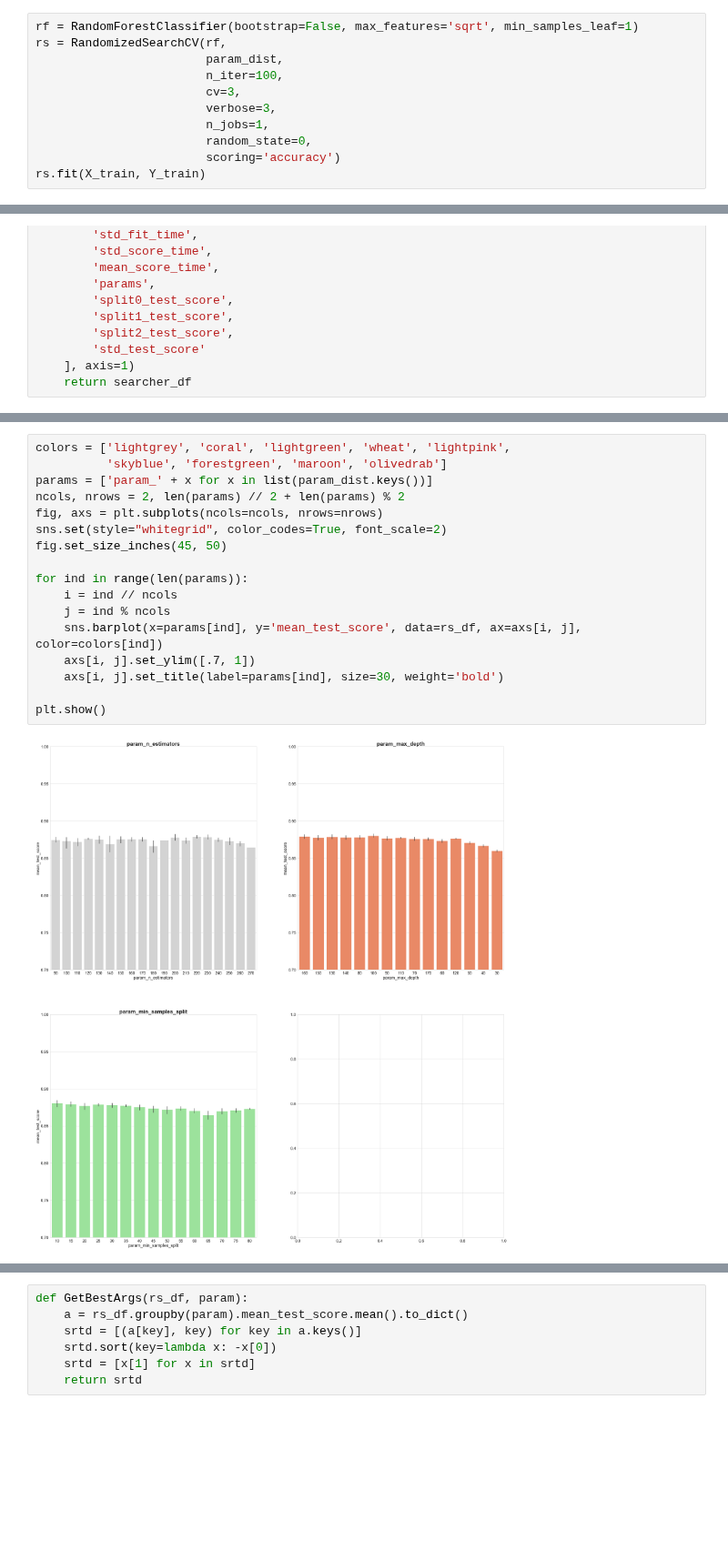
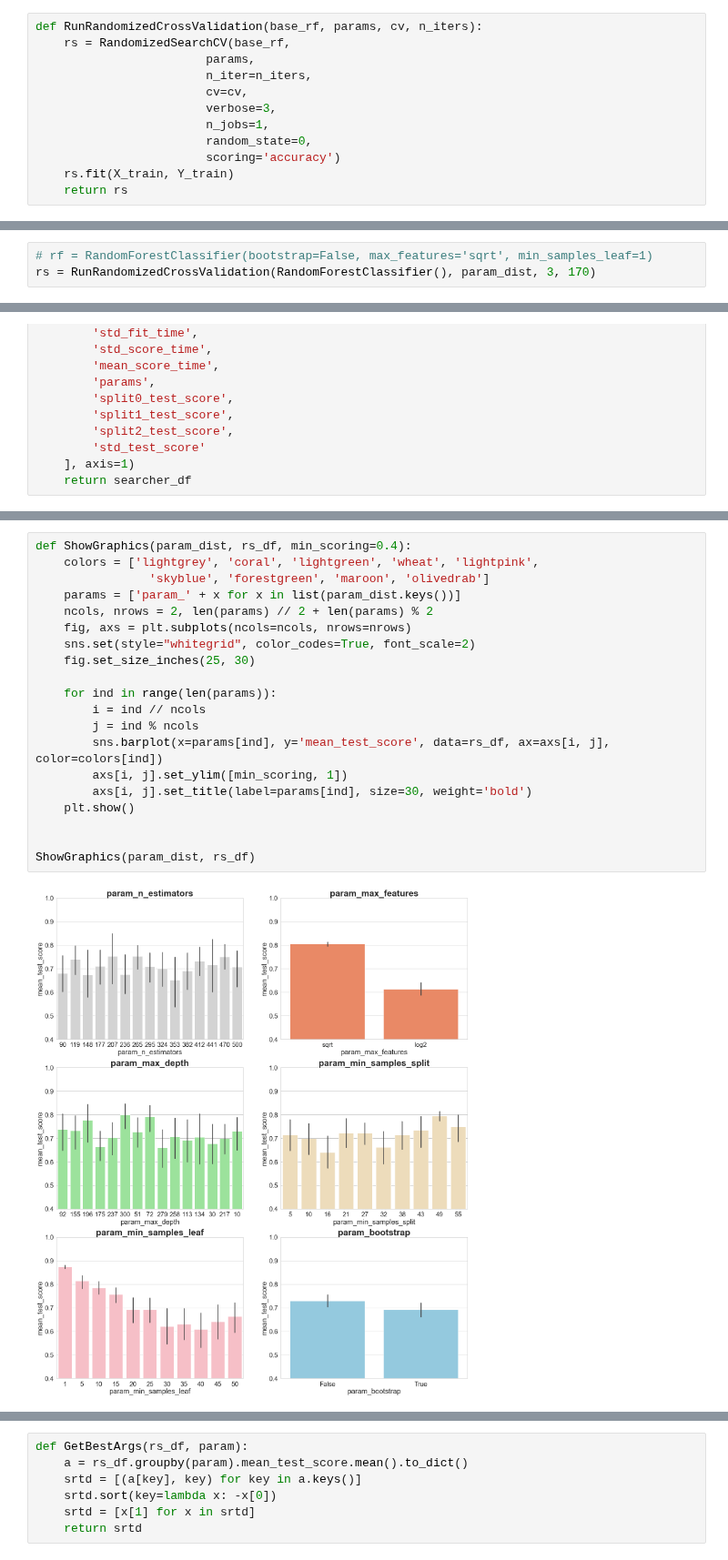
Before and after one commit to cherepasshka/document-classifier, a Jupyter notebook: DOCUMENT_CLASSIFIER.ipynb, the cells around one changed output, grey strips where cells are left out. Shown at 91% size. Drawn from its saved outputs; the diff is of its cells as text; blank space fills up the shorter version.

```diff
--- a/DOCUMENT_CLASSIFIER.ipynb
+++ b/DOCUMENT_CLASSIFIER.ipynb
@@ -200,11 +270,12 @@ X_train = vectorizer.fit_transform(X_train)
 # %%
-rf = RandomForestClassifier(bootstrap=False, max_features='sqrt', min_samples_leaf=1)
-rs = RandomizedSearchCV(rf,
-                        param_dist,
-                        n_iter=100,
-                        cv=3,
+def RunRandomizedCrossValidation(base_rf, params, cv, n_iters):
+    rs = RandomizedSearchCV(base_rf,
+                        params,
+                        n_iter=n_iters,
+                        cv=cv,
                         verbose=3,
                         n_jobs=1,
                         random_state=0,
                         scoring='accuracy')
-rs.fit(X_train, Y_train)
+    rs.fit(X_train, Y_train)
+    return rs
@@ -251,0 +282,3 @@ rs.best_params_
+# %%
+# rf = RandomForestClassifier(bootstrap=False, max_features='sqrt', min_samples_leaf=1)
+rs = RunRandomizedCrossValidation(RandomForestClassifier(), param_dist, 3, 170)
@@ -288,19 +340,22 @@ rs_df.head(20)
 # %%
-colors = ['lightgrey', 'coral', 'lightgreen', 'wheat', 'lightpink',
-          'skyblue', 'forestgreen', 'maroon', 'olivedrab']
-params = ['param_' + x for x in list(param_dist.keys())]
-ncols, nrows = 2, len(params) // 2 + len(params) % 2
-fig, axs = plt.subplots(ncols=ncols, nrows=nrows)
-sns.set(style="whitegrid", color_codes=True, font_scale=2)
-fig.set_size_inches(45, 50)
+def ShowGraphics(param_dist, rs_df, min_scoring=0.4):
+    colors = ['lightgrey', 'coral', 'lightgreen', 'wheat', 'lightpink',
+                'skyblue', 'forestgreen', 'maroon', 'olivedrab']
+    params = ['param_' + x for x in list(param_dist.keys())]
+    ncols, nrows = 2, len(params) // 2 + len(params) % 2
+    fig, axs = plt.subplots(ncols=ncols, nrows=nrows)
+    sns.set(style="whitegrid", color_codes=True, font_scale=2)
+    fig.set_size_inches(25, 30)
 
-for ind in range(len(params)):
-    i = ind // ncols
-    j = ind % ncols
-    sns.barplot(x=params[ind], y='mean_test_score', data=rs_df, ax=axs[i, j], color=colors[ind])
-    axs[i, j].set_ylim([.7, 1])
-    axs[i, j].set_title(label=params[ind], size=30, weight='bold')
+    for ind in range(len(params)):
+        i = ind // ncols
+        j = ind % ncols
+        sns.barplot(x=params[ind], y='mean_test_score', data=rs_df, ax=axs[i, j], color=colors[ind])
+        axs[i, j].set_ylim([min_scoring, 1])
+        axs[i, j].set_title(label=params[ind], size=30, weight='bold')
+    plt.show()
 
-plt.show()
+
+ShowGraphics(param_dist, rs_df)
 # %% [output]
-[figure, old version]
+[figure, new version]
```
Also changed, not shown: parts of 44 cells of this notebook.
